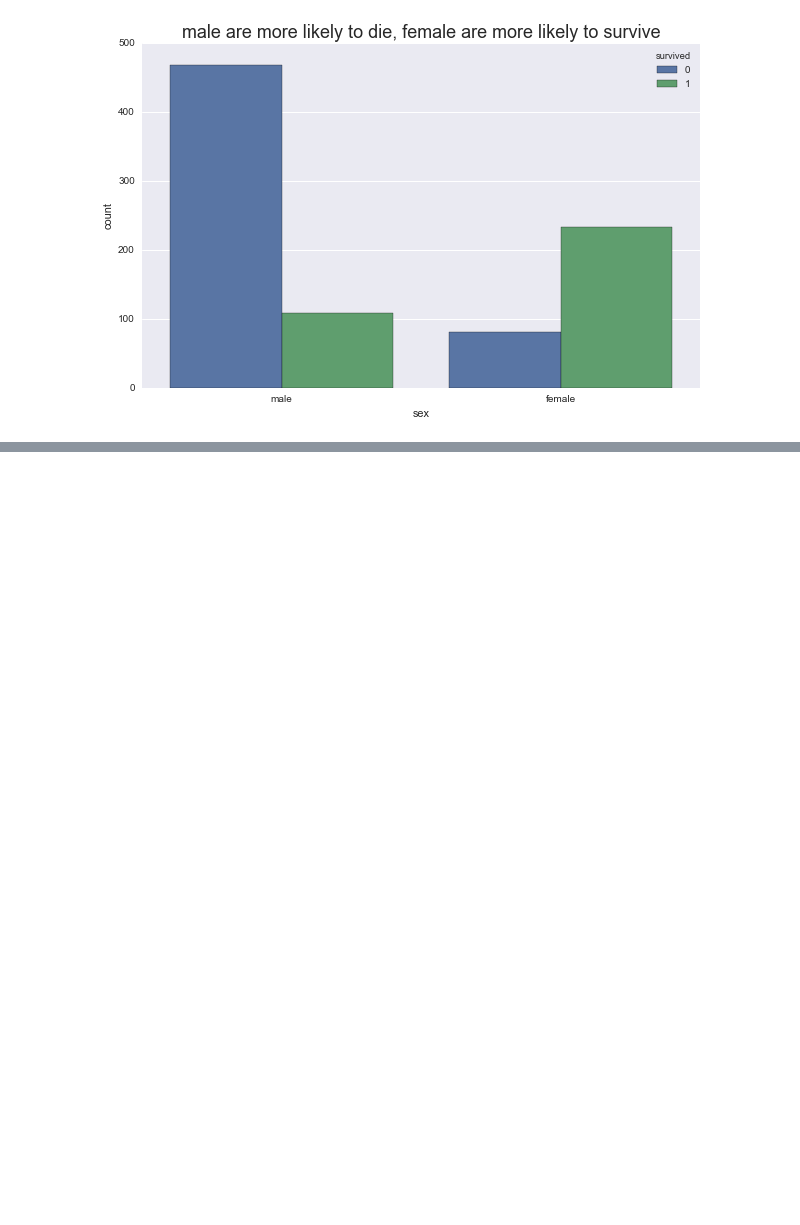
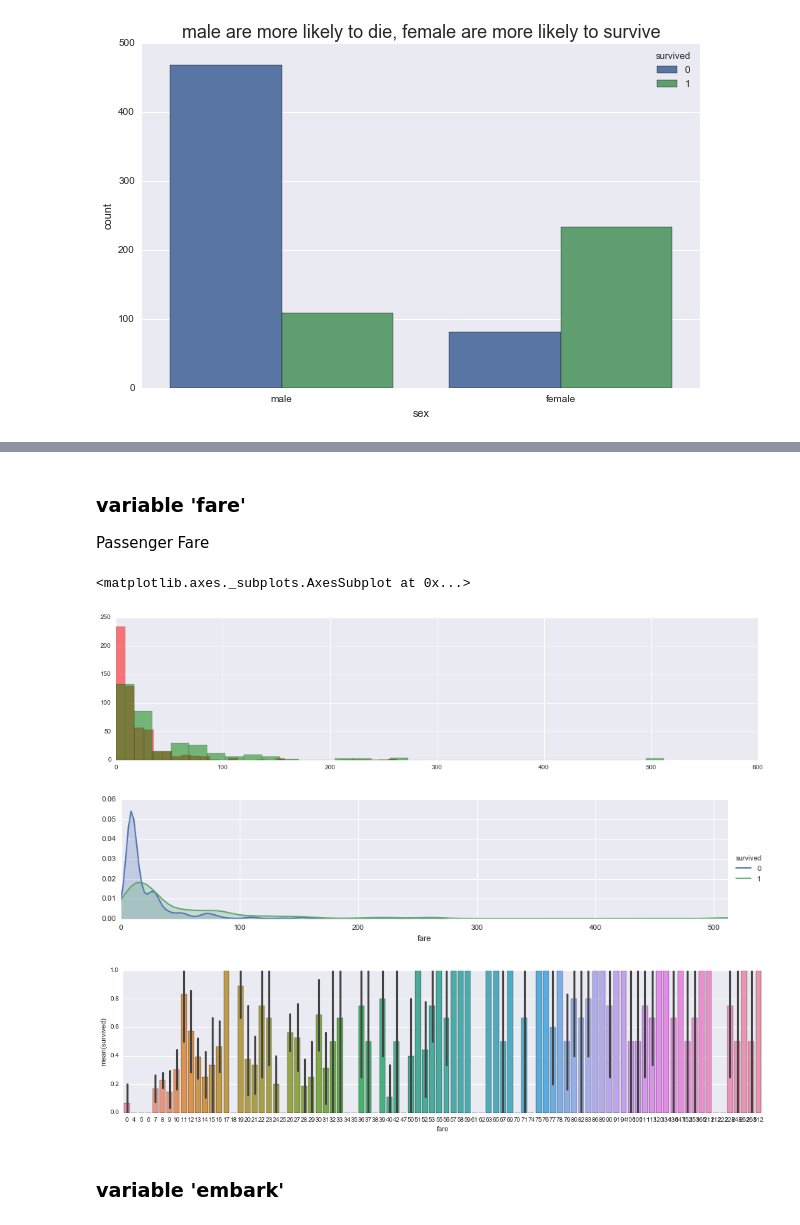
Before and after one commit to LyuuuuXinwei/KaggleProject, a Jupyter notebook: Tatanic/Titanic Test.ipynb, the cells around one changed output, grey strips where cells are left out. Drawn from its saved outputs; the diff is of its cells as text; code cells hidden in the pictures; blank space fills up the shorter version.

```diff
--- a/Tatanic/Titanic Test.ipynb
+++ b/Tatanic/Titanic Test.ipynb
@@ -220,0 +293,27 @@ ax.set_title('male are more likely to die, female are more likely to survive', f
+# %% [markdown]
+### variable 'fare'
+Passenger Fare
+# %%
+train_dropt_imputed_dummy1['fare'] = train_dropt_imputed_dummy1['fare'].round().astype(int)
+test_dropt_imputed_dummy1['fare'] = test_dropt_imputed_dummy1['fare'].round().astype(int)
+# %%
+fig, ax = plt.subplots(1,1, figsize=(18,4))
+ax.hist(train_dropt_imputed_dummy1[train_dropt_imputed_dummy1['survived'] == 0]['fare'], color='red', bins=30, alpha=0.5)
+ax.hist(train_dropt_imputed_dummy1[train_dropt_imputed_dummy1['survived'] == 1]['fare'], color='green', bins=30, alpha=0.5)
+
+facet = sns.FacetGrid(train_dropt_imputed_dummy1, hue='survived', aspect=4)
+facet.map(sns.kdeplot, 'fare', shade=True)
+facet.add_legend()
+facet.set(xlim=(0, train_dropt_imputed_dummy1['fare'].max()))
+
+
+# rich people seldom die, a lot of people buy a cheap ticket
+fig, ax = plt.subplots(1,1, figsize=(18,4))
+sns.barplot(x='fare', y='survived', data=train_dropt_imputed_dummy1)
+# %% [output]
+<matplotlib.axes._subplots.AxesSubplot at 0x...>
+[figure, added]
+[figure, added]
+[figure, added]
+# %% [markdown]
+### variable 'embark'
```
Also changed, not shown: parts of 38 cells of this notebook, 1 other file.
